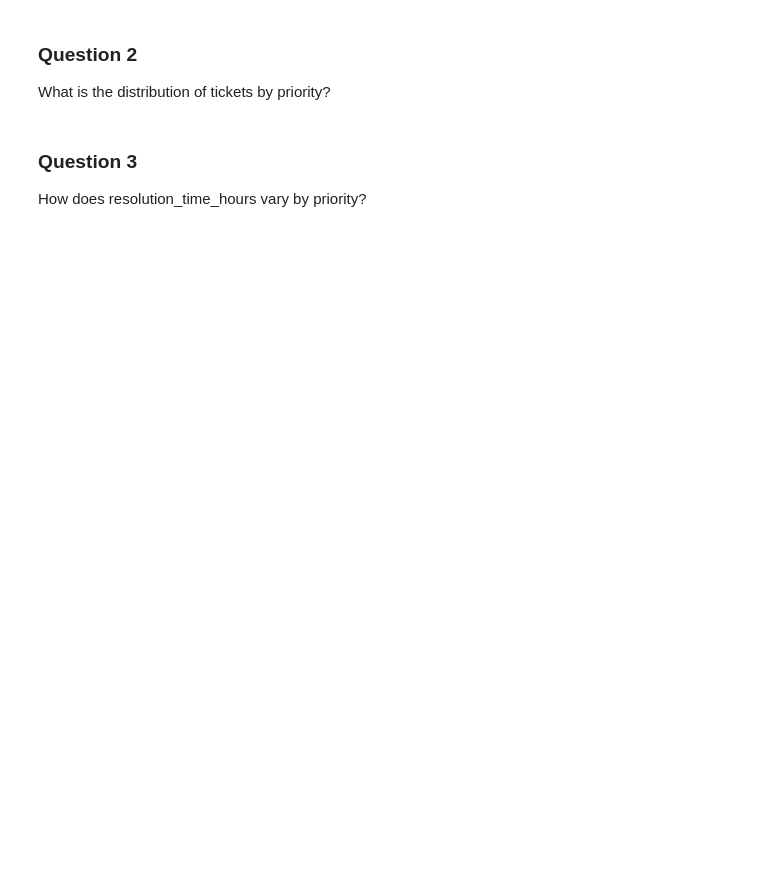
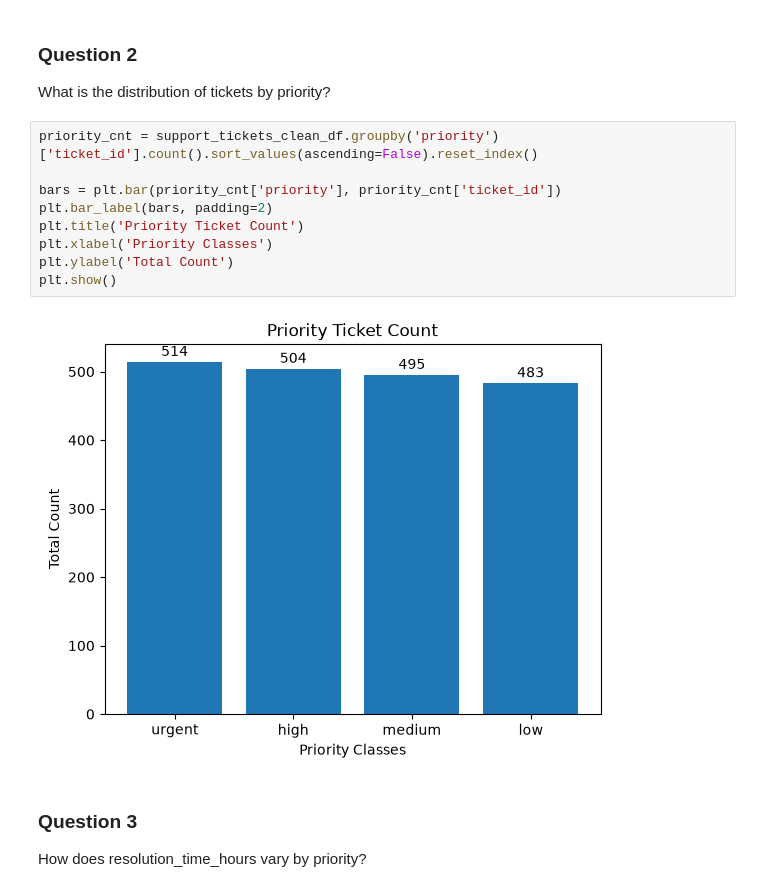
Before and after one commit to UjjwalKarkeyy/Falconstack_SaaS_Growth_Retention, a Jupyter notebook: ETL/etl2_eda.ipynb, the cells around one changed output. Saved outputs shown, nothing was run; the diff lists cells and outputs as text; blank space fills up the shorter version.

```diff
--- a/ETL/etl2_eda.ipynb
+++ b/ETL/etl2_eda.ipynb
@@ -358,6 +396,17 @@ How many tickets are submitted over time?
 # %% [markdown]
 ### **Question 2**
 What is the distribution of tickets by priority?
+# %%
+priority_cnt = support_tickets_clean_df.groupby('priority')['ticket_id'].count().sort_values(ascending=False).reset_index()
+
+bars = plt.bar(priority_cnt['priority'], priority_cnt['ticket_id'])
+plt.bar_label(bars, padding=2)
+plt.title('Priority Ticket Count')
+plt.xlabel('Priority Classes')
+plt.ylabel('Total Count')
+plt.show()
+# %% [output]
+[figure, added]
 # %% [markdown]
 ### **Question 3**
 How does resolution_time_hours vary by priority?
```
Also changed, not shown: parts of 17 cells of this notebook.
